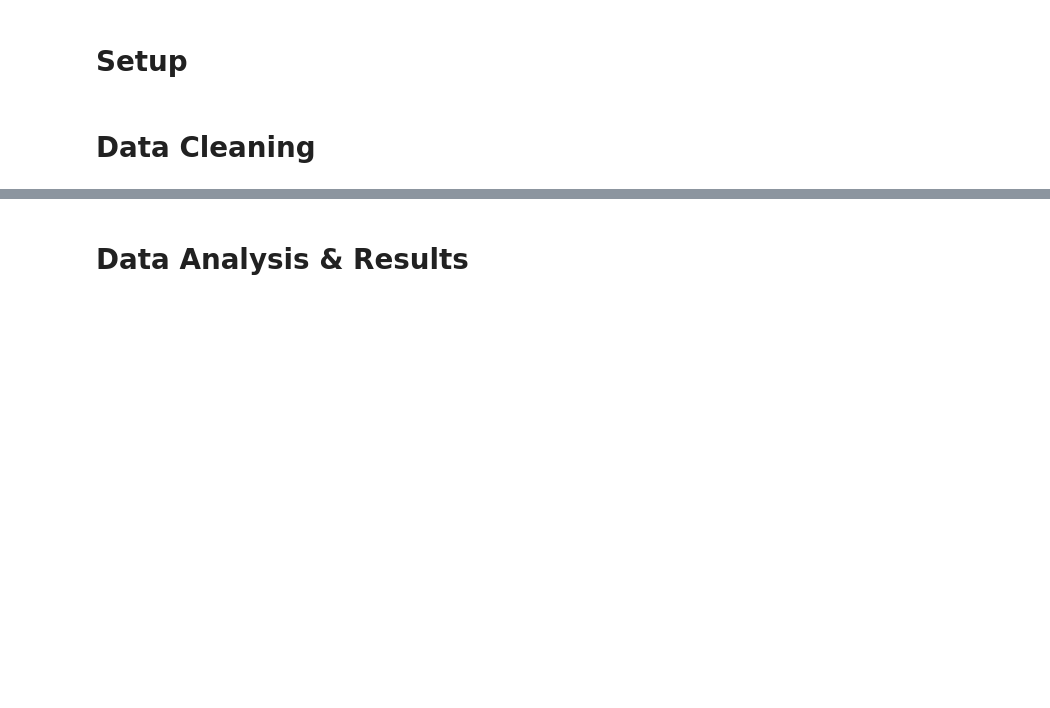
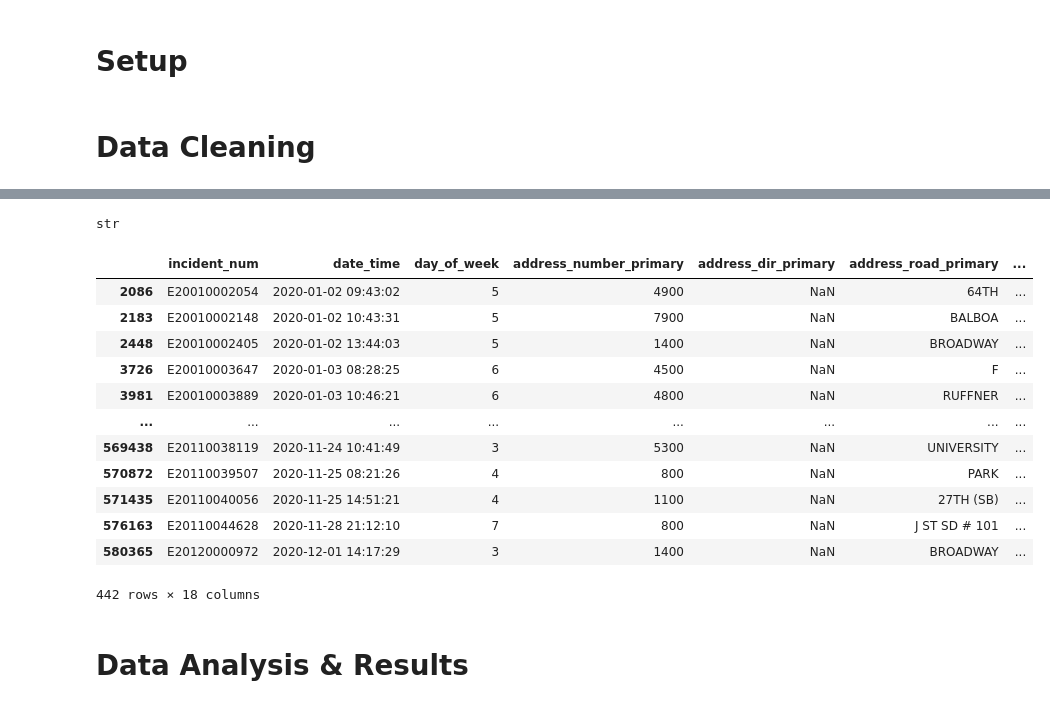
Before and after one commit to tnl001/individual_fa20, a Jupyter notebook: final_project/FinalProject_tnl001.ipynb, the cells around one changed output, grey strips where cells are left out. Saved outputs shown, nothing was run; the diff lists cells and outputs as text; code cells hidden in the pictures; blank space fills up the shorter version.

```diff
--- a/final_project/FinalProject_tnl001.ipynb
+++ b/final_project/FinalProject_tnl001.ipynb
@@ -51,0 +90,5 @@ Describe your data cleaning steps here.
+# %%
+check = crime_2020.merge(call_types, how='left')
+type(check['call_type'][0])
+# %% [output]
+str
@@ -52,3 +100,19 @@ Describe your data cleaning steps here.
+# %%
+check[check['call_type'].isna()]
+# %% [output]
+|  | incident_num | date_time | day_of_week | address_number_primary | address_dir_primary | address_road_primary | ... |
+| 2086 | E20010002054 | 2020-01-02 09:43:02 | 5 | 4900 | NaN | 64TH | ... |
+| 2183 | E20010002148 | 2020-01-02 10:43:31 | 5 | 7900 | NaN | BALBOA | ... |
+| 2448 | E20010002405 | 2020-01-02 13:44:03 | 5 | 1400 | NaN | BROADWAY | ... |
+| 3726 | E20010003647 | 2020-01-03 08:28:25 | 6 | 4500 | NaN | F | ... |
+| 3981 | E20010003889 | 2020-01-03 10:46:21 | 6 | 4800 | NaN | RUFFNER | ... |
+| ... | ... | ... | ... | ... | ... | ... | ... |
+| 569438 | E20110038119 | 2020-11-24 10:41:49 | 3 | 5300 | NaN | UNIVERSITY | ... |
+| 570872 | E20110039507 | 2020-11-25 08:21:26 | 4 | 800 | NaN | PARK | ... |
+| 571435 | E20110040056 | 2020-11-25 14:51:21 | 4 | 1100 | NaN | 27TH (SB) | ... |
+| 576163 | E20110044628 | 2020-11-28 21:12:10 | 7 | 800 | NaN | J ST SD # 101 | ... |
+| 580365 | E20120000972 | 2020-12-01 14:17:29 | 3 | 1400 | NaN | BROADWAY | ... |
+442 rows × 18 columns
 # %% [markdown]
 # Data Analysis & Results
 # %% [markdown]
```
Also changed, not shown: parts of 12 cells of this notebook.
